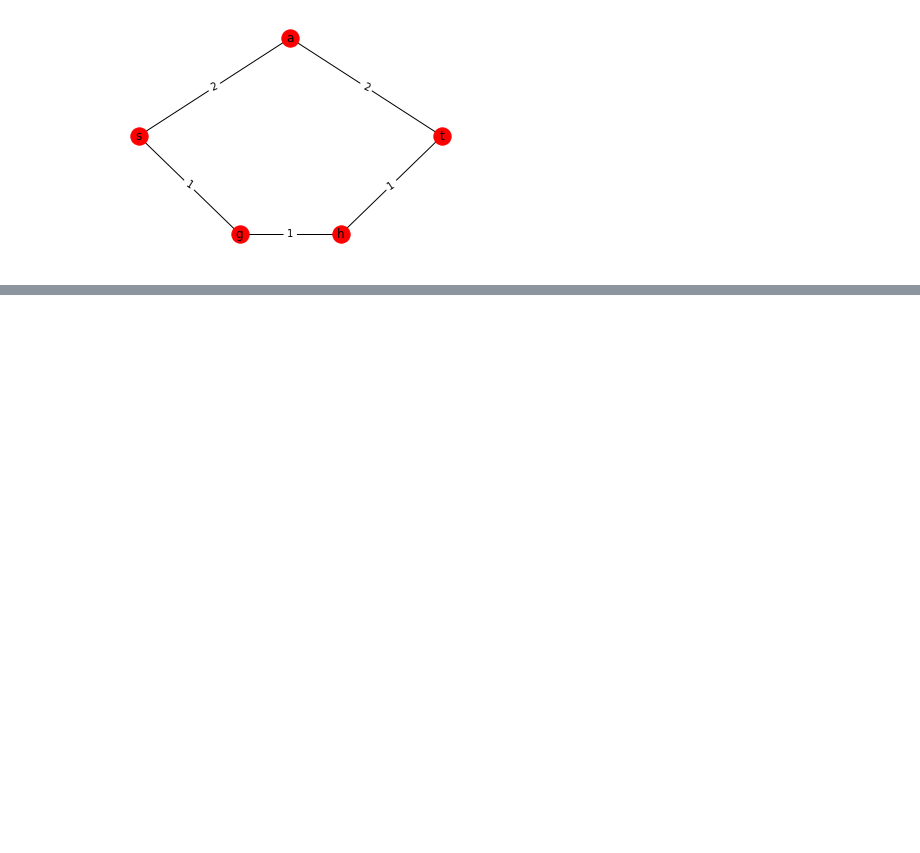
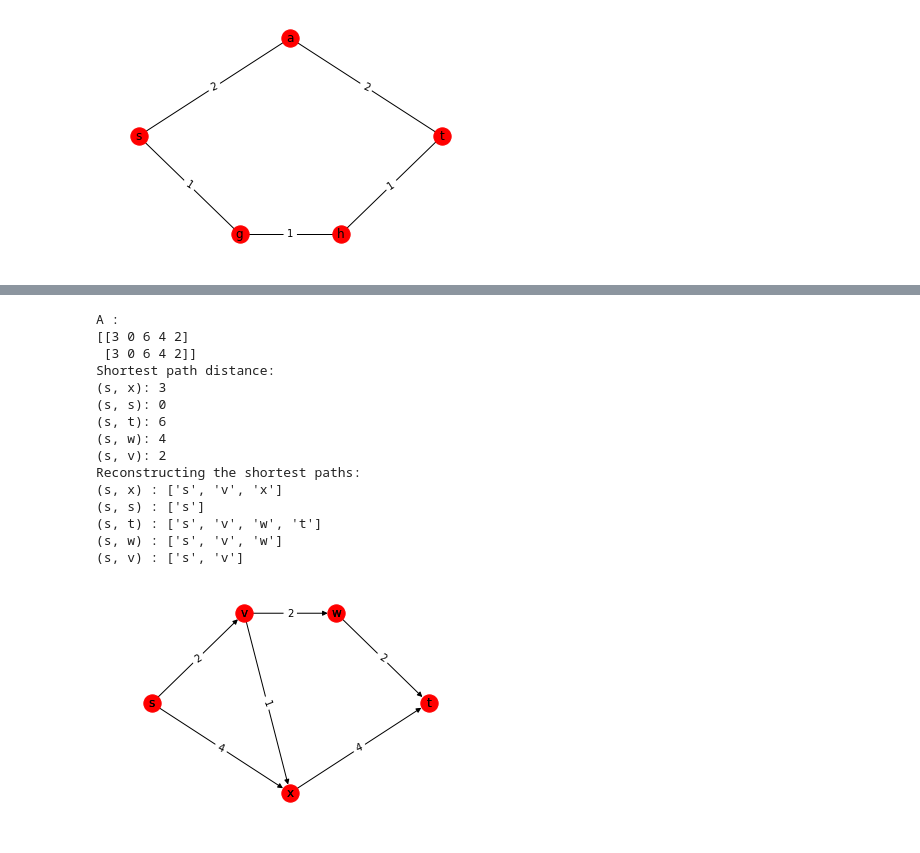
Before and after one commit to aishwarya34/AlgorithmsIlluminated, a Jupyter notebook: C4W1_29BELLMAN_FORD_ALGORITHM_30ALL_PAIRS_SHORTEST_PATHS.ipynb, the cells around one changed output, grey strips where cells are left out. Cells and saved outputs as stored; diff of their text form; code cells hidden in the pictures; blank space fills up the shorter version.

```diff
--- a/C4W1_29BELLMAN_FORD_ALGORITHM_30ALL_PAIRS_SHORTEST_PATHS.ipynb
+++ b/C4W1_29BELLMAN_FORD_ALGORITHM_30ALL_PAIRS_SHORTEST_PATHS.ipynb
@@ -98,0 +286,31 @@ It turns out you can solve the reconstruction problem for negative cost cycles a
+# %%
+## Space Optimization
+DG = nx.DiGraph()
+for i,j in zip(['s', 'v', 'w', 'x', 't'],[(0, 5), (5, 10), (10, 10), (7.5, 0), (15, 5)]):
+    DG.add_node(i, pos=j)
+DG.nodes.data()
+DG.add_weighted_edges_from([('s', 'v', 2), ('v', 'w', 2), ('w', 't', 2), ('s', 'x', 4), ('v', 'x', 1), ('x', 't', 4)])
+pos = nx.get_node_attributes(DG, 'pos')
+weights = nx.get_edge_attributes(DG, 'weight')
+nx.draw_networkx_edge_labels(DG, pos, edge_labels = weights)
+nx.draw_networkx_labels(DG,pos=pos)
+nx.draw(DG, pos, with_labels = True)
+start_vert = 's'
+Bellman_Ford_Algorithm_optimize(DG, start_vert)
+# %% [output]
+A :
+[[3 0 6 4 2]
+ [3 0 6 4 2]]
+Shortest path distance:
+(s, x): 3
+(s, s): 0
+(s, t): 6
+(s, w): 4
+(s, v): 2
+Reconstructing the shortest paths:
+(s, x) : ['s', 'v', 'x']
+(s, s) : ['s']
+(s, t) : ['s', 'v', 'w', 't']
+(s, w) : ['s', 'v', 'w']
+(s, v) : ['s', 'v']
+[figure, added]
```
Also changed, not shown: parts of 7 cells of this notebook.
